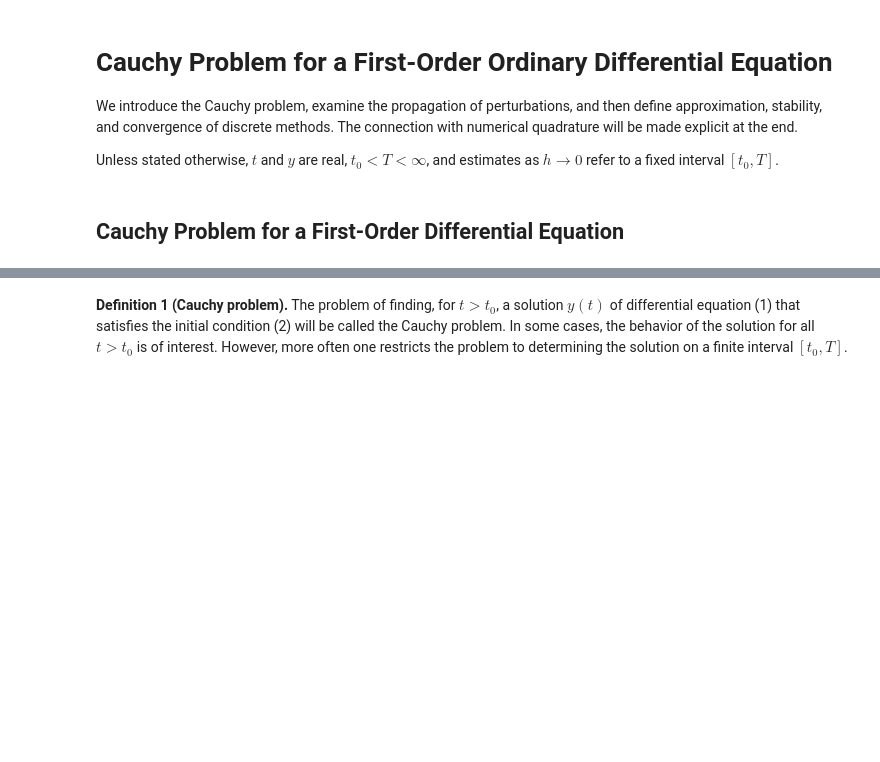
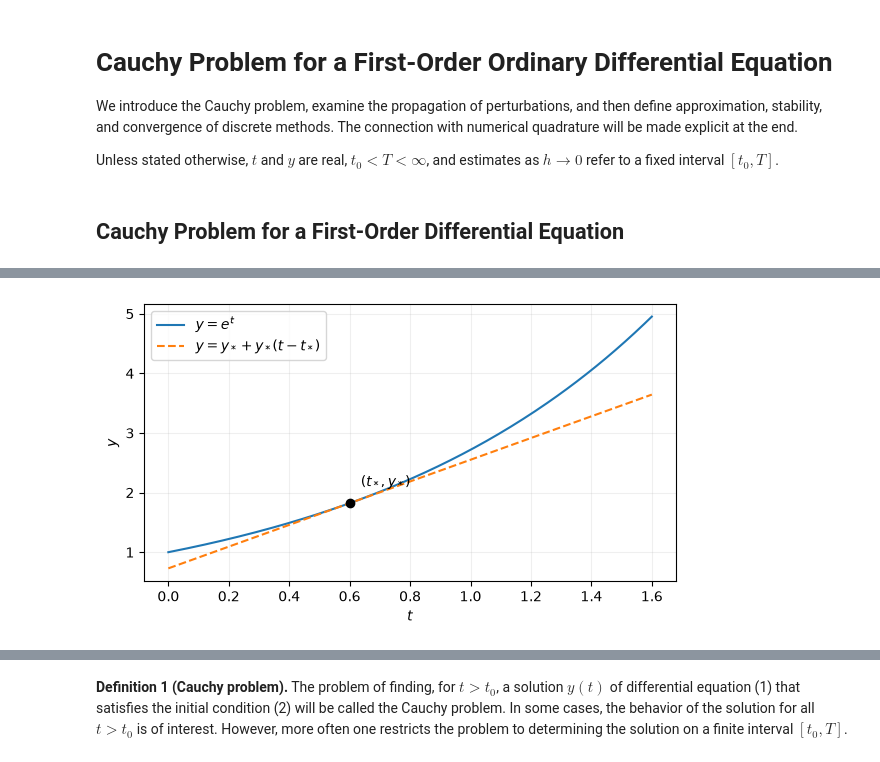
Before and after one commit to gleb-kun/nm-course, a Jupyter notebook: lectures/06.1/lecture06_eng.ipynb, the cells around one changed output, grey strips where cells are left out. Drawn from its saved outputs; the diff is of its cells as text; code cells hidden in the pictures; blank space fills up the shorter version.

```diff
--- a/lectures/06.1/lecture06_eng.ipynb
+++ b/lectures/06.1/lecture06_eng.ipynb
@@ -36,0 +27,20 @@ The geometric interpretation of using an initial condition consists in selecting
+# %%
+import numpy as np
+import matplotlib.pyplot as plt
+
+t = np.linspace(0, 1.6, 200)
+t_star = 0.6
+y_star = np.exp(t_star)
+
+fig, ax = plt.subplots(figsize=(6, 3.5))
+ax.plot(t, np.exp(t), label=r"$y=e^t$")
+ax.plot(t, y_star * (1 + t - t_star), "--", label=r"$y=y_*+y_*(t-t_*)$")
+ax.plot(t_star, y_star, "ko")
+ax.annotate(r"$(t_*,y_*)$", (t_star, y_star), xytext=(8, 12), textcoords="offset points")
+ax.set(xlabel="$t$", ylabel="$y$")
+ax.legend()
+ax.grid(alpha=0.2)
+plt.tight_layout()
+plt.show()
+# %% [output]
+[figure, added]
```
Also changed, not shown: parts of 22 cells of this notebook, 7 other files.
